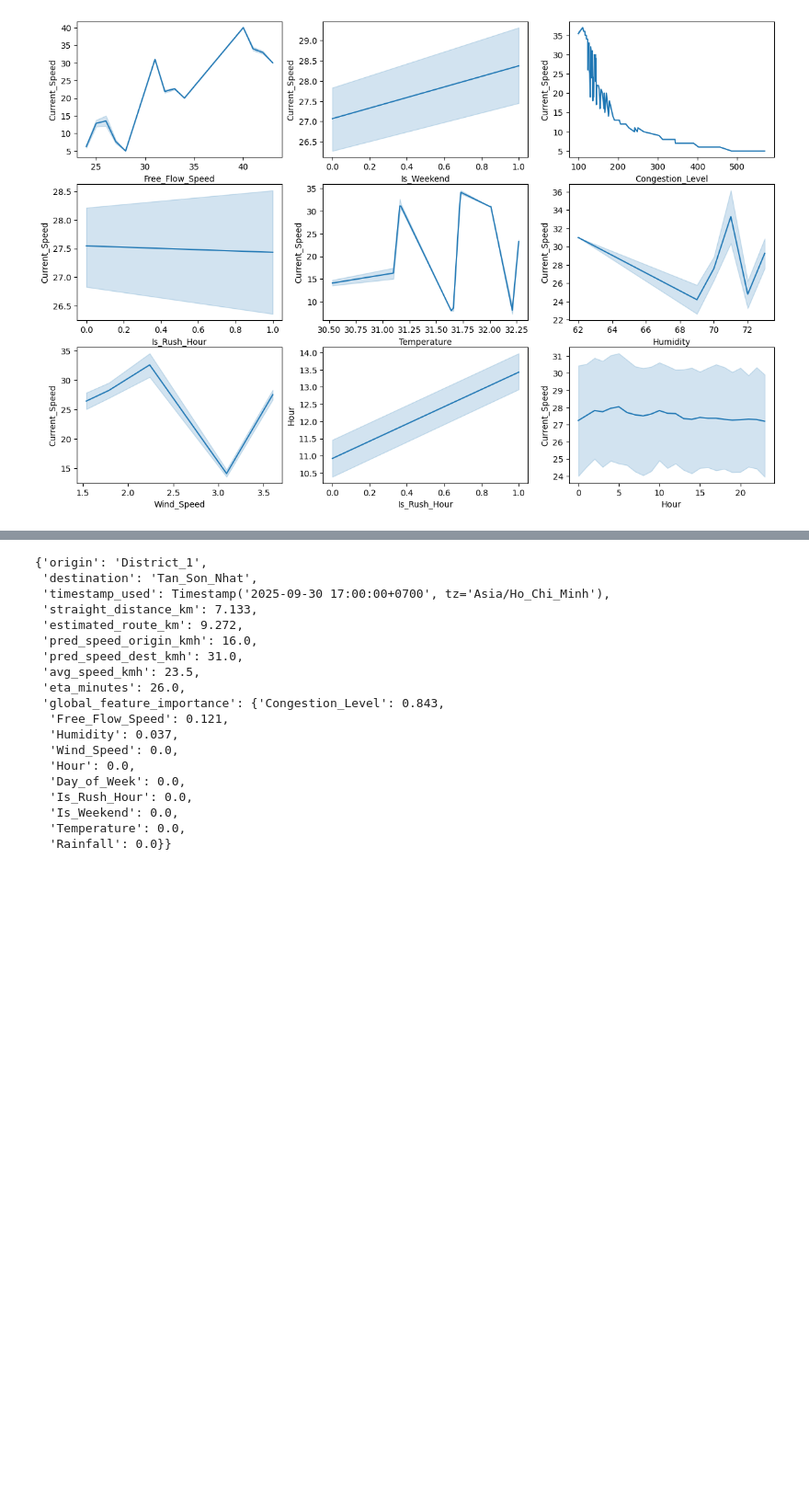
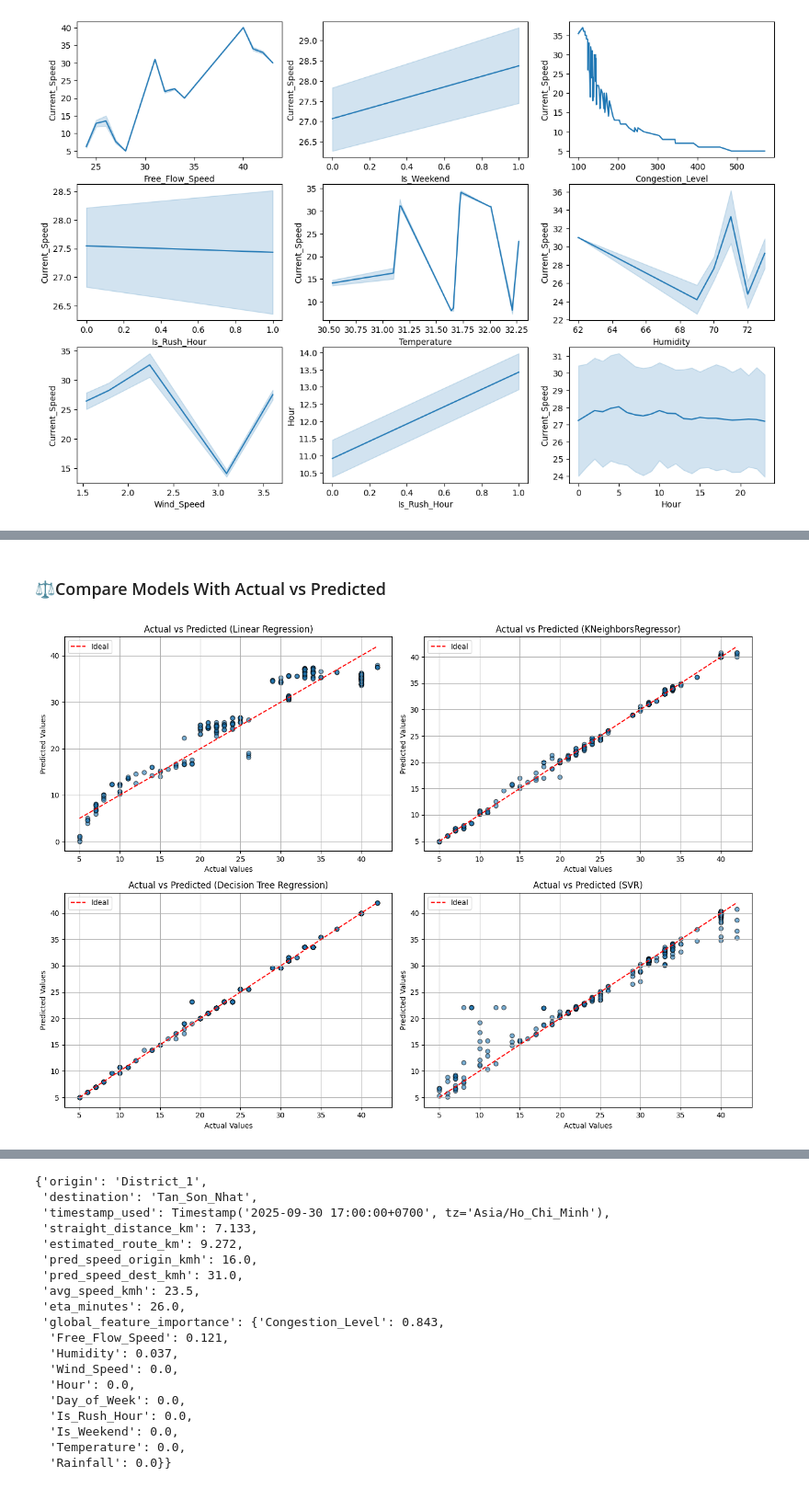
Before and after one commit to Suemy19710/TrafficHCMC, a Jupyter notebook: machine_learning.ipynb, the cells around one changed output, grey strips where cells are left out. Shown at 92% size. Cells and saved outputs as stored; diff of their text form; code cells hidden in the pictures; blank space fills up the shorter version.

```diff
--- a/machine_learning.ipynb
+++ b/machine_learning.ipynb
@@ -595,0 +634,31 @@ Best CV R²: 68.34%
+# %% [markdown]
+### ⚖️Compare Models With Actual vs Predicted
+# %%
+plt.figure(figsize=(14, 10))
+models = {
+    'Linear Regression': LinearRegression(),
+    'KNeighborsRegressor': KNeighborsRegressor(n_neighbors=5),
+    'Decision Tree Regression': DecisionTreeRegressor(max_depth=5, random_state=42),
+    'SVR': SVR(kernel='rbf', C=100, gamma=0.1, epsilon=.1)
+}
+
+
+for i, (name, model) in enumerate(models.items(), 1):
+    model.fit(X_train, y_train)
+    preds = model.predict(X_test)
+
+    plt.subplot(2, 2, i)
+    plt.scatter(y_test, preds, alpha=0.6, edgecolor="k")
+    plt.plot([y_test.min(), y_test.max()],
+             [y_test.min(), y_test.max()],
+             "r--", label="Ideal")
+    plt.title(f"Actual vs Predicted ({name})")
+    plt.xlabel("Actual Values")
+    plt.ylabel("Predicted Values")
+    plt.legend()
+    plt.grid()
+
+plt.tight_layout()
+plt.show()
+# %% [output]
+[figure, added]
```
Also changed, not shown: parts of 49 cells of this notebook, 16 other files.
